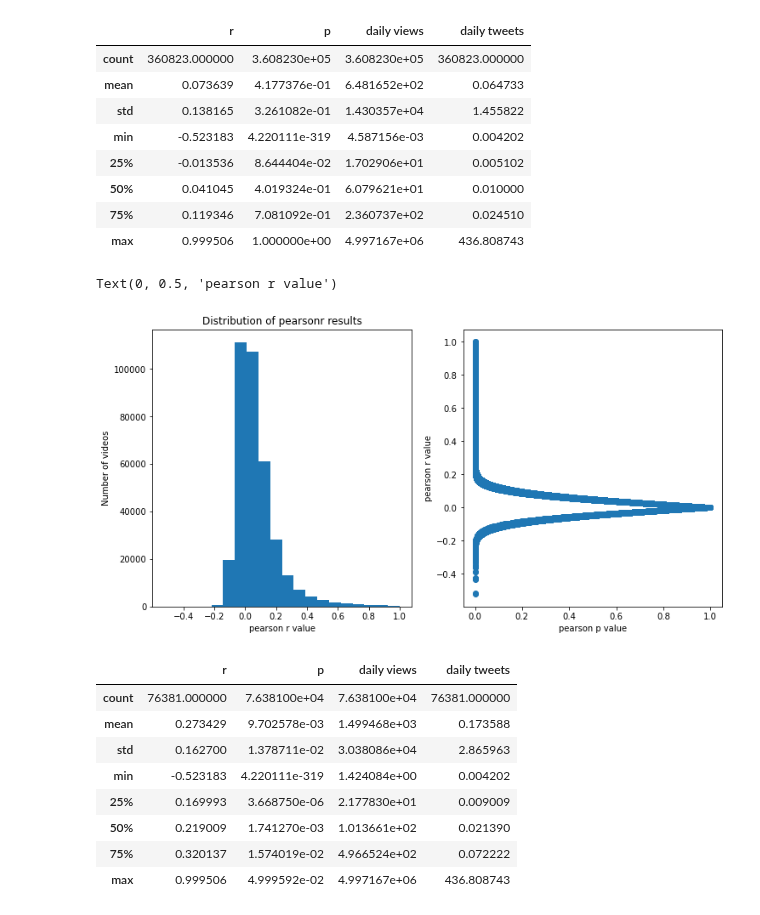
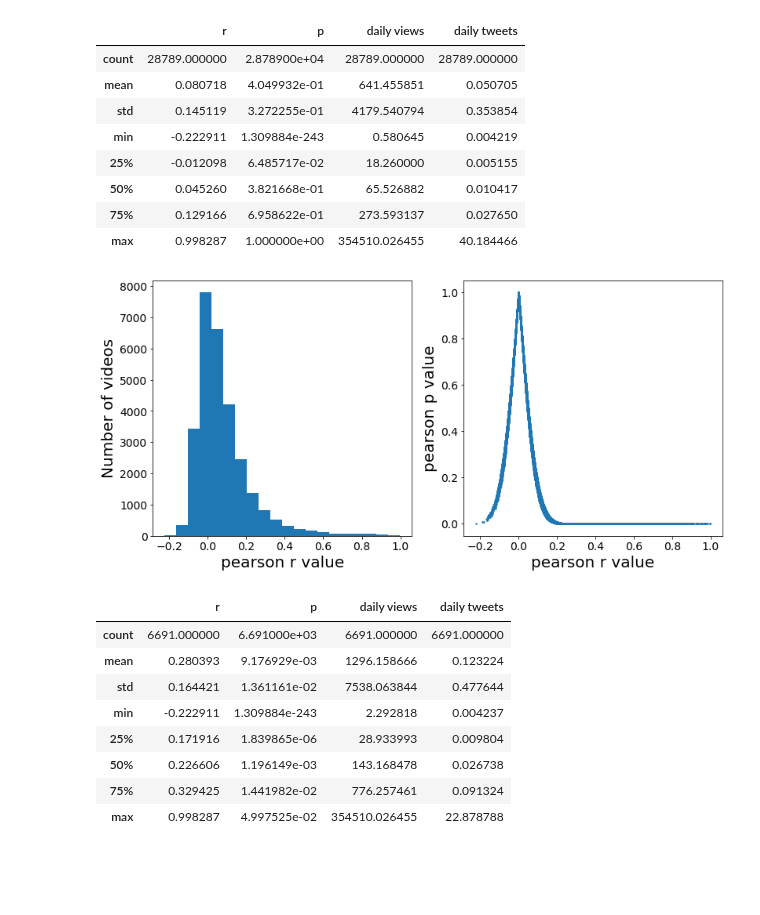
Before and after one commit to septasset/hip-popularity, a Jupyter notebook: data_analysis/engage16_temporal_views_promotion_long-term(all_cats).ipynb, the cells around one changed output. Drawn from its saved outputs; the diff is of its cells as text; code cells hidden in the pictures; blank space fills up the shorter version.

Commit message:
tweets length distribution, switch r and p value

```diff
--- a/data_analysis/engage16_temporal_views_promotion_long-term(all_cats).ipynb
+++ b/data_analysis/engage16_temporal_views_promotion_long-term(all_cats).ipynb
@@ -14,14 +14,18 @@ from matplotlib import pyplot as plt
 from tqdm import tqdm
 
 from util_read import engage_read, read_vids, engage_tweets_read, merge_engage_tweets, engage_metadata, compute_period_daily
+# %%
+plt.rcParams.update({'axes.labelsize': 20,
+                     'xtick.labelsize': 14,
+                     'ytick.labelsize': 14})
 # %%
-file_vids_filter_all = "/home/users/u6314203/pyProject/hip-popularity/data/engage16/filtered/vids_filter_all.csv"
-engage_dataset_base = "/localdata/u6314203/dataset_engage16/tweeted_videos"
-tweets_dataset_base = "/localdata/u6314203/dataset_tweets_engage/dataset_tweets_fixTZ"
+# file_vids_filter_all = "/home/users/u6314203/pyProject/hip-popularity/data/engage16/filtered/vids_filter_all.csv"
+# engage_dataset_base = "/localdata/u6314203/dataset_engage16/tweeted_videos"
+# tweets_dataset_base = "/localdata/u6314203/dataset_tweets_engage/dataset_tweets_fixTZ"
 
-# file_vids_filter_all = "C:/Users/u6314203/pyProjects/hip-popularity/data/engage16/filtered/vids_filter_all.csv"
-# engage_dataset_base = "G:/MLCV dataset/engagement'16/tweeted_videos"
-# tweets_dataset_base = "G:/MLCV dataset/engagement'16/tweets_dataset_fixTZ"
+file_vids_filter_all = "C:/Users/u6314203/pyProjects/hip-popularity/data/engage16/filtered/vids_filter_all.csv"
+engage_dataset_base = "G:/MLCV dataset/engagement'16/tweeted_videos"
+tweets_dataset_base = "G:/MLCV dataset/engagement'16/tweets_dataset_fixTZ"
 
 categories_eligible = ["autos", "comedy","education","entertainment", \
                        "film","gaming","howto","music",\
@@ -33,7 +37,7 @@ vids_filter_all = read_vids(file_vids_filter_all)
 
 merged_dataset = dict()
 # engage_metadata = dict()
-for category in categories_eligible[:]:
+for category in categories_eligible[1:3]:
     engage_dataset = engage_read(engage_dataset_base, category)
     tweets_dataset = engage_tweets_read(tweets_dataset_base, category)
 
@@ -75,42 +71,42 @@ df_pearsonr = df_pearsonr[[not x for x in np.isnan(df_pearsonr["r"])]]
 pd.DataFrame.describe(df_pearsonr)
 # %% [output]
 |  | r | p | daily views | daily tweets |
-| count | 360823.000000 | 3.608230e+05 | 3.608230e+05 | 360823.000000 |
-| mean | 0.073639 | 4.177376e-01 | 6.481652e+02 | 0.064733 |
-| std | 0.138165 | 3.261082e-01 | 1.430357e+04 | 1.455822 |
-| min | -0.523183 | 4.220111e-319 | 4.587156e-03 | 0.004202 |
-| 25% | -0.013536 | 8.644404e-02 | 1.702906e+01 | 0.005102 |
-| 50% | 0.041045 | 4.019324e-01 | 6.079621e+01 | 0.010000 |
-| 75% | 0.119346 | 7.081092e-01 | 2.360737e+02 | 0.024510 |
-| max | 0.999506 | 1.000000e+00 | 4.997167e+06 | 436.808743 |
+| count | 28789.000000 | 2.878900e+04 | 28789.000000 | 28789.000000 |
+| mean | 0.080718 | 4.049932e-01 | 641.455851 | 0.050705 |
+| std | 0.145119 | 3.272255e-01 | 4179.540794 | 0.353854 |
+| min | -0.222911 | 1.309884e-243 | 0.580645 | 0.004219 |
+| 25% | -0.012098 | 6.485717e-02 | 18.260000 | 0.005155 |
+| 50% | 0.045260 | 3.821668e-01 | 65.526882 | 0.010417 |
+| 75% | 0.129166 | 6.958622e-01 | 273.593137 | 0.027650 |
+| max | 0.998287 | 1.000000e+00 | 354510.026455 | 40.184466 |
 # %%
-fig = plt.figure(figsize=(12, 6))
+fig = plt.figure(figsize=(13, 6))
 
 ax = fig.add_subplot(1,2,1)
 n, bins, patches = ax.hist(df_pearsonr["r"], bins=20)
-ax.set_title(f"Distribution of pearsonr results")
 ax.set_xlabel("pearson r value")
 ax.set_ylabel("Number of videos")
 
 ax = fig.add_subplot(1,2,2)
-ax.scatter(df_pearsonr["p"], df_pearsonr["r"])
-ax.set_xlabel("pearson p value")
-ax.set_ylabel("pearson r value")
+ax.scatter(df_pearsonr["r"], df_pearsonr["p"], s=2)
+ax.set_xlabel("pearson r value")
+ax.set_ylabel("pearson p value")
+
+fig.savefig("figs/longTermPearson1.pdf", bbox_inches='tight')
 # %% [output]
-Text(0, 0.5, 'pearson r value')
-[figure, old version]
+[figure, new version]
 # %%
 df_filter = df_pearsonr[df_pearsonr["p"]<=0.05]
 
 pd.DataFrame.describe(df_filter)
 # %% [output]
 |  | r | p | daily views | daily tweets |
-| count | 76381.000000 | 7.638100e+04 | 7.638100e+04 | 76381.000000 |
-| mean | 0.273429 | 9.702578e-03 | 1.499468e+03 | 0.173588 |
-| std | 0.162700 | 1.378711e-02 | 3.038086e+04 | 2.865963 |
-| min | -0.523183 | 4.220111e-319 | 1.424084e+00 | 0.004202 |
-| 25% | 0.169993 | 3.668750e-06 | 2.177830e+01 | 0.009009 |
-| 50% | 0.219009 | 1.741270e-03 | 1.013661e+02 | 0.021390 |
-| 75% | 0.320137 | 1.574019e-02 | 4.966524e+02 | 0.072222 |
-| max | 0.999506 | 4.999592e-02 | 4.997167e+06 | 436.808743 |
+| count | 6691.000000 | 6.691000e+03 | 6691.000000 | 6691.000000 |
+| mean | 0.280393 | 9.176929e-03 | 1296.158666 | 0.123224 |
+| std | 0.164421 | 1.361161e-02 | 7538.063844 | 0.477644 |
+| min | -0.222911 | 1.309884e-243 | 2.292818 | 0.004237 |
+| 25% | 0.171916 | 1.839865e-06 | 28.933993 | 0.009804 |
+| 50% | 0.226606 | 1.196149e-03 | 143.168478 | 0.026738 |
+| 75% | 0.329425 | 1.441982e-02 | 776.257461 | 0.091324 |
+| max | 0.998287 | 4.997525e-02 | 354510.026455 | 22.878788 |
 # %%
```
Also changed, not shown: parts of 4 cells of this notebook, 3 other files.
